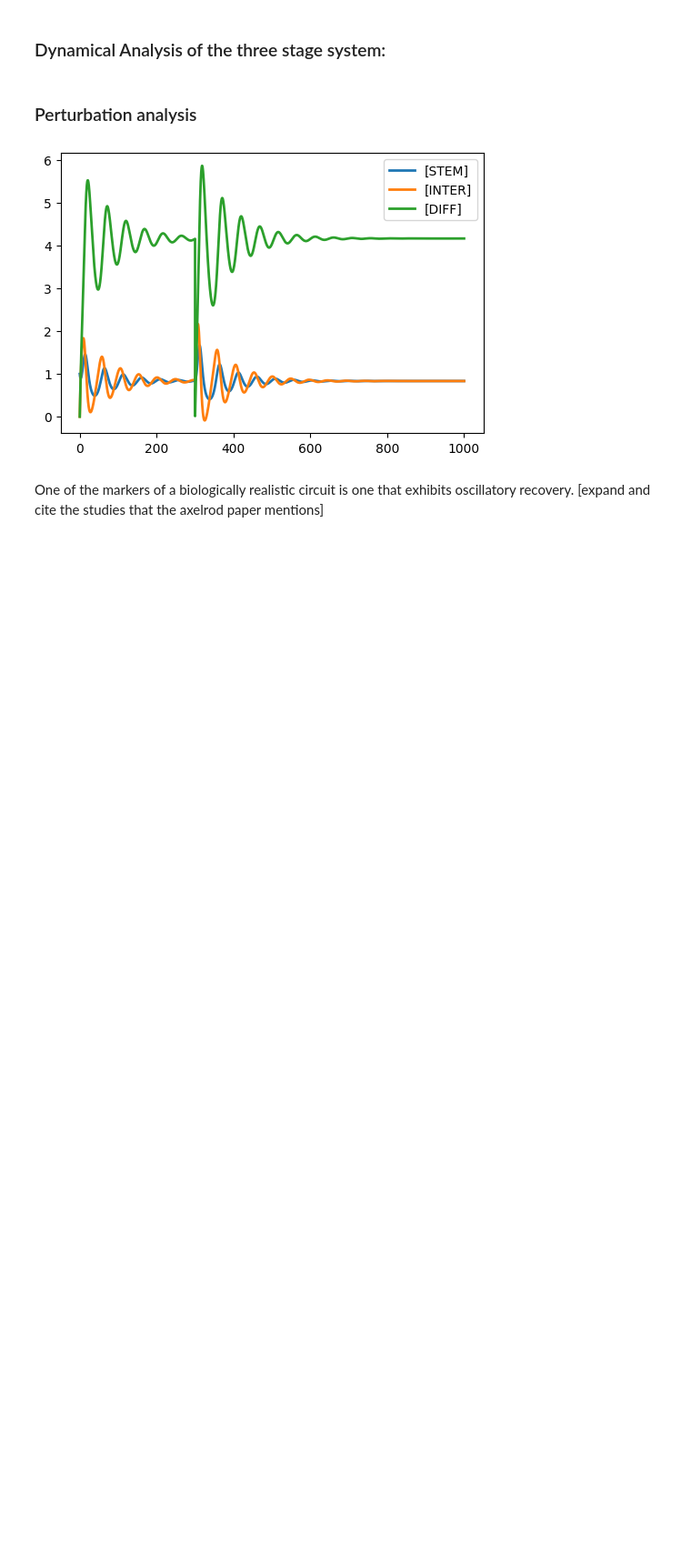
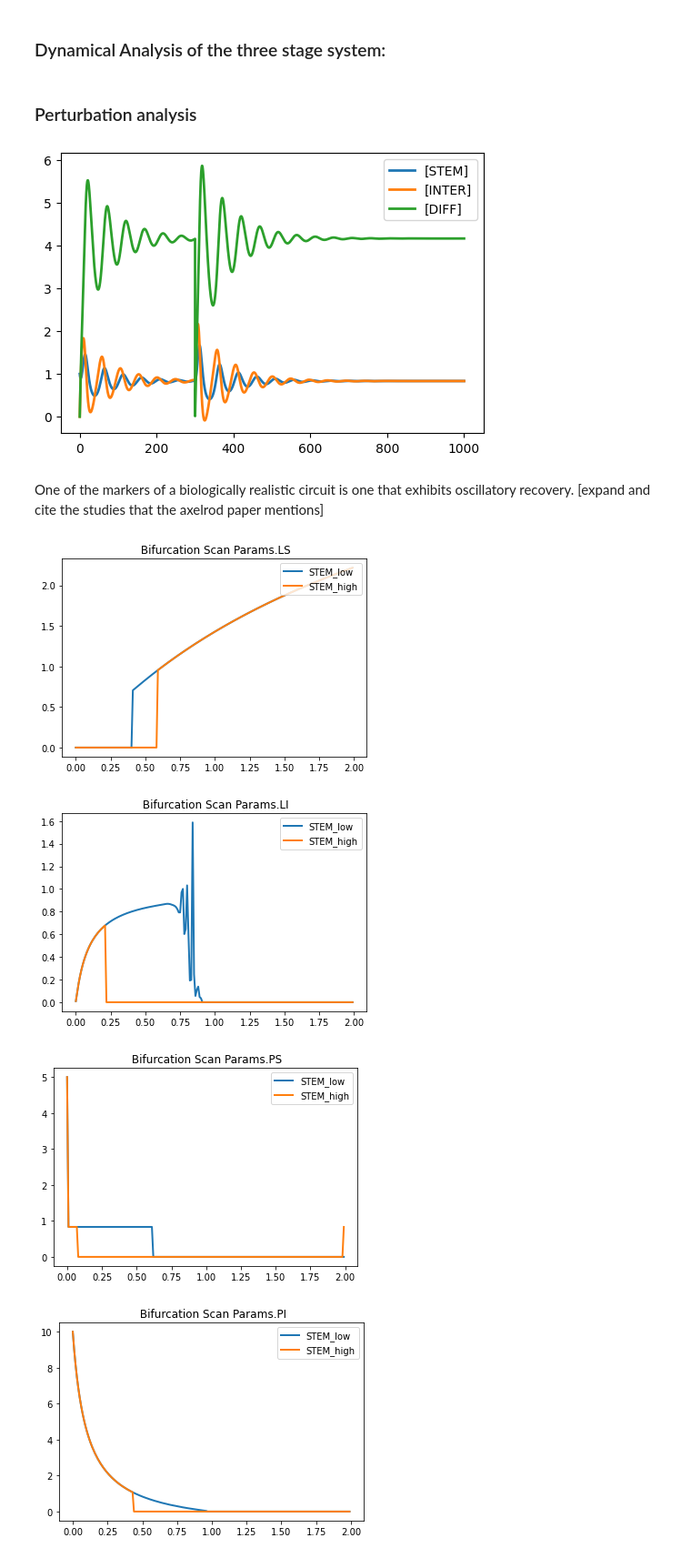
Before and after one commit to JulianoGianlupi/tellurium-nanohub-base, a Jupyter notebook: Nanohub_project.ipynb, the cells around one changed output. Shown at 91% size. Drawn from its saved outputs; the diff is of its cells as text; code cells hidden in the pictures; blank space fills up the shorter version.

Commit message:
Bifurcation functions

```diff
--- a/Nanohub_project.ipynb
+++ b/Nanohub_project.ipynb
@@ -367,7 +432,7 @@ plotFlow(model, title='Title', initVals=10)
 # %%
 model = threeCompartmentModel(
   STEM='1', INTER='0', DIFF='0',
-  L_S='0.5',P_S='.5',L_I='.5',P_I='.5',D='0.1',
+  LS='0.5',PS='.5',LI='.5',PI='.5',D='0.1',
   Control=[inhib['komarova']('STEM','5'), inhib['komarova']('INTER','5'), '1', inhib['komarova']('DIFF','5'),'1'],
   Events=[])
 
@@ -383,7 +448,7 @@ r.plot()
 # %%
 model = threeCompartmentModel(
  STEM='1', INTER='0', DIFF='0',
-  L_S='0.5',P_S='0.5',L_I='0.5',P_I='0.5',D='0.1',
+  LS='0.5',PS='0.5',LI='0.5',PI='0.5',D='0.1',
   Control=[inhib['komarova']('STEM','5'), inhib['komarova']('INTER','5'), '1', '1', excite['komarova']('DIFF','5')],
   Events=[])
 
@@ -399,7 +464,7 @@ r.plot()
 # %%
 model = threeCompartmentModel(
   STEM='1', INTER='0', DIFF='0',
-  L_S='0.5',P_S='0.5',L_I='0.5',P_I='0.5',D='0.1',
+  LS='0.5',PS='0.5',LI='0.5',PI='0.5',D='0.1',
   Control=[inhib['komarova']('STEM','5'), inhib['komarova']('INTER','5'), inhib['komarova']('DIFF','5'), '1','1'],
   Events=[
     'at (time > 300): DIFF = 0'
@@ -414,0 +619,22 @@ One of the markers of a biologically realistic circuit is one that exhibits osci
+# %%
+
+# printHighLowBifurcationScan(modeltest, scanningParam=Params.LS, range= np.arange(0, 10, 0.01))
+printHighLowBifurcationScan(modeltest, scanningParam=Params.LS)
+printHighLowBifurcationScan(modeltest, scanningParam=Params.LI)
+printHighLowBifurcationScan(modeltest, scanningParam=Params.PS)
+printHighLowBifurcationScan(modeltest, scanningParam=Params.PI)
+
+printHighLowBifurcationScan(modeltest, scanningParam=Params.LS, highLow= Params.INTER)
+printHighLowBifurcationScan(modeltest, scanningParam=Params.LI, highLow= Params.INTER)
+printHighLowBifurcationScan(modeltest, scanningParam=Params.PS, highLow= Params.INTER)
+printHighLowBifurcationScan(modeltest, scanningParam=Params.PI, highLow= Params.INTER)
+
+printHighLowBifurcationScan(modeltest, scanningParam=Params.LS, highLow= Params.DIFF)
+printHighLowBifurcationScan(modeltest, scanningParam=Params.LI, highLow= Params.DIFF)
+printHighLowBifurcationScan(modeltest, scanningParam=Params.PS, highLow= Params.DIFF)
+printHighLowBifurcationScan(modeltest, scanningParam=Params.PI, highLow= Params.DIFF)
+# %% [output]
+[figure, added]
+[figure, added]
+[figure, added]
+[figure, added]
```
Also changed, not shown: parts of 11 cells of this notebook.
